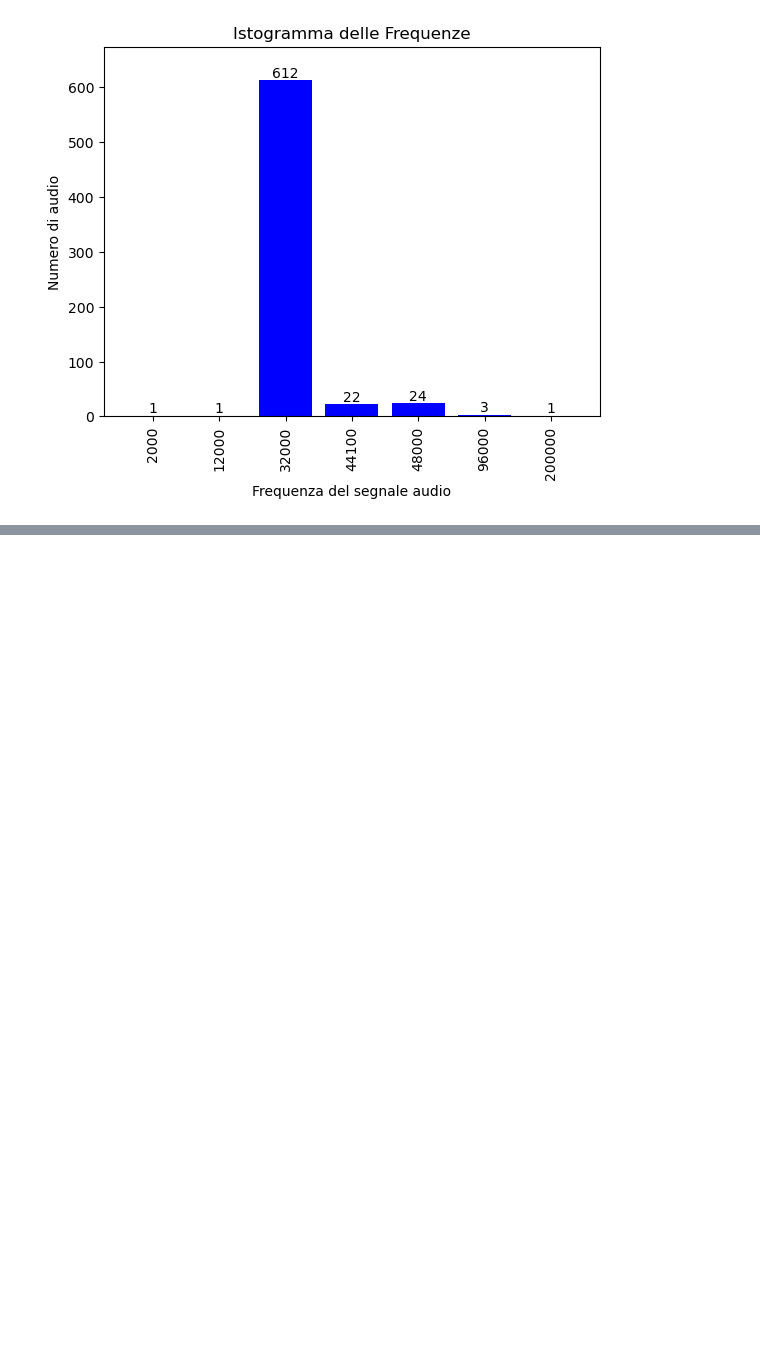
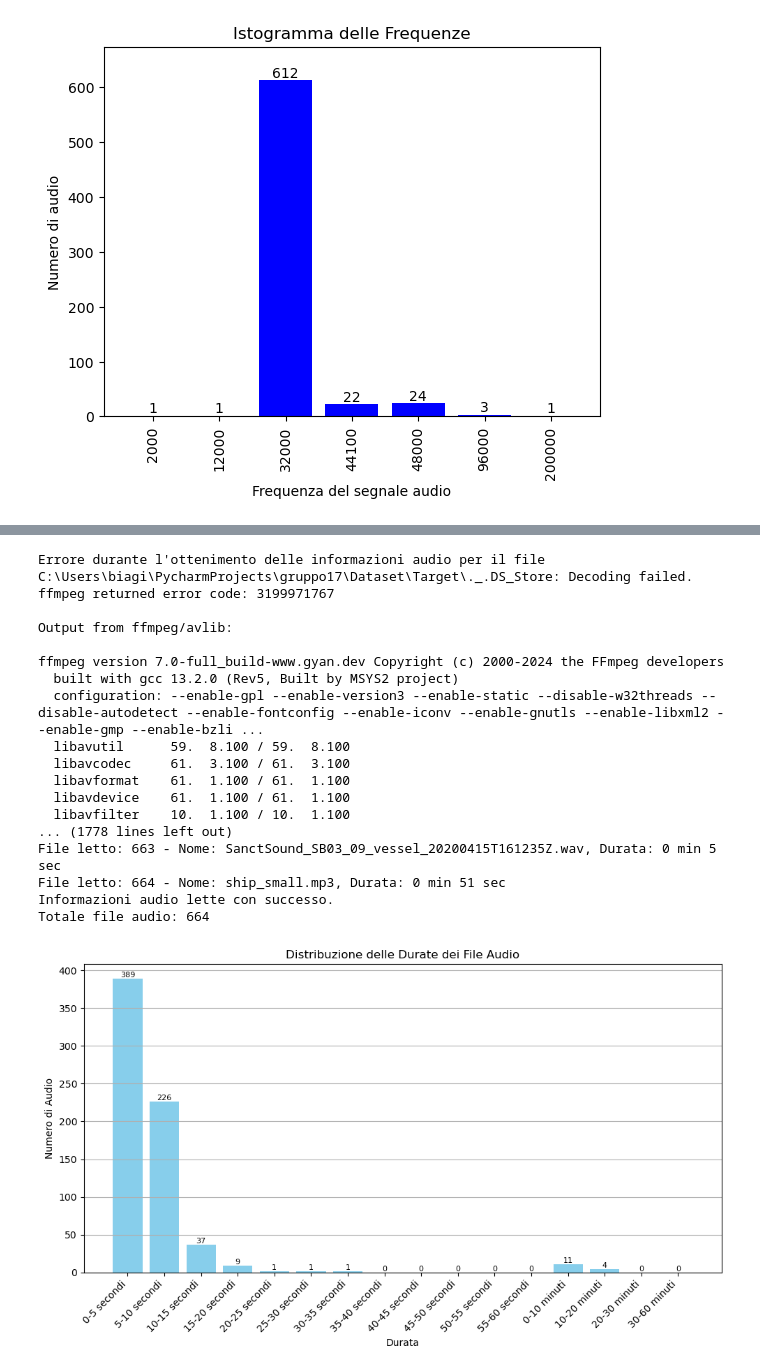
Before and after one commit to IreneGaita/UnderwaterSoundsClassification, a Jupyter notebook: AnalisiPreprocessing.ipynb, the cells around one changed output, grey strips where cells are left out. Saved outputs shown, nothing was run; the diff lists cells and outputs as text; code cells hidden in the pictures; blank space fills up the shorter version.

Commit message:
Add grafic for Lettura_Durata

```diff
--- a/AnalisiPreprocessing.ipynb
+++ b/AnalisiPreprocessing.ipynb
@@ -174,0 +65,61 @@ Totale file audio: 664
+# %%
+from Set_Data.Lettura_Durata import audio_info
+import matplotlib.pyplot as plt
+
+# Ottieni le informazioni audio
+audio_info_dict = audio_info()
+
+# Estrai i nomi dei file e le durate
+file_names = list(audio_info_dict.keys())
+durations_minutes = [duration[0] + duration[1] / 60 for duration in audio_info_dict.values()]  # Durata in minuti
+
+# Raggruppiamo le durate in intervalli crescenti
+intervals = [(f"{i*5}-{(i+1)*5} secondi", sum(1 for dur in durations_minutes if i*5 <= dur < (i+1)*5)) for i in range(12)]
+
+# Convertiamo i dati di durata da minuti a secondi per gli intervalli da 30 a 60 secondi
+durations_seconds = [dur * 60 for dur in durations_minutes[600:]]
+
+# Aggiungiamo gli intervalli da 0 a 10 minuti
+intervals.extend([(f"{i*10}-{(i+1)*10} minuti", sum(1 for dur in durations_seconds if i*10 <= dur < (i+1)*10)) for i in range(3)])
+
+# Aggiungiamo l'intervallo da 30 a 60 minuti
+intervals.append(("30-60 minuti", sum(1 for dur in durations_seconds if 30 * 60 <= dur <= 60 * 60)))
+
+# Estraiamo i dati per il grafico
+labels, counts = zip(*intervals)
+
+# Creiamo il grafico a barre
+plt.figure(figsize=(10, 6))
+bars = plt.bar(labels, counts, color='skyblue')
+
+# Aggiungiamo l'annotazione del testo sopra ciascuna barra
+for bar, count in zip(bars, counts):
+    plt.text(bar.get_x() + bar.get_width() / 2, bar.get_height(), str(count),
+             ha='center', va='bottom', fontsize=8, color='black')
+
+plt.xlabel('Durata')
+plt.ylabel('Numero di Audio')
+plt.title('Distribuzione delle Durate dei File Audio')
+plt.xticks(rotation=45, ha='right')
+plt.grid(axis='y')
+plt.tight_layout()
+plt.show()
+# %% [output]
+Errore durante l'ottenimento delle informazioni audio per il file C:\Users\biagi\PycharmProjects\gruppo17\Dataset\Target\._.DS_Store: Decoding failed. ffmpeg returned error code: 3199971767
+
+Output from ffmpeg/avlib:
+
+ffmpeg version 7.0-full_build-www.gyan.dev Copyright (c) 2000-2024 the FFmpeg developers
+  built with gcc 13.2.0 (Rev5, Built by MSYS2 project)
+  configuration: --enable-gpl --enable-version3 --enable-static --disable-w32threads --disable-autodetect --enable-fontconfig --enable-iconv --enable-gnutls --enable-libxml2 --enable-gmp --enable-bzli ...
+  libavutil      59.  8.100 / 59.  8.100
+  libavcodec     61.  3.100 / 61.  3.100
+  libavformat    61.  1.100 / 61.  1.100
+  libavdevice    61.  1.100 / 61.  1.100
+  libavfilter    10.  1.100 / 10.  1.100
+... (1778 lines left out)
+File letto: 663 - Nome: SanctSound_SB03_09_vessel_20200415T161235Z.wav, Durata: 0 min 5 sec
+File letto: 664 - Nome: ship_small.mp3, Durata: 0 min 51 sec
+Informazioni audio lette con successo.
+Totale file audio: 664
+[figure, added]
```
Also changed, not shown: parts of 3 cells of this notebook.
